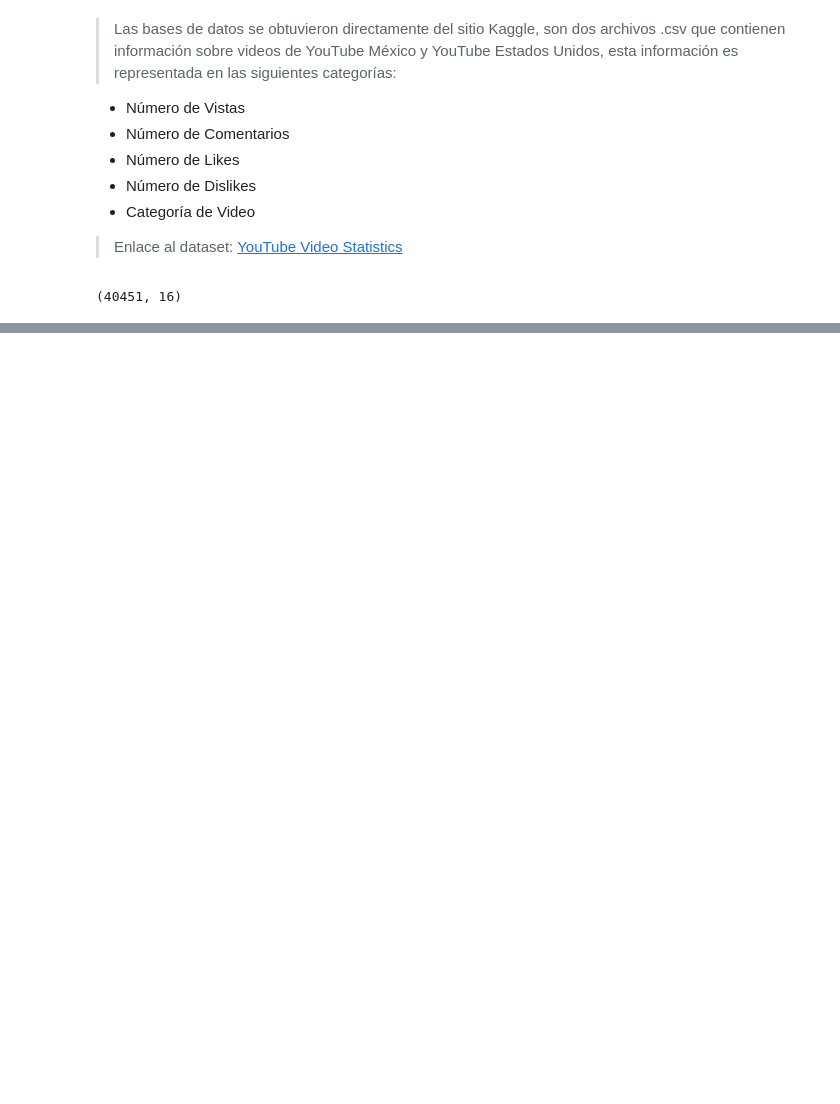
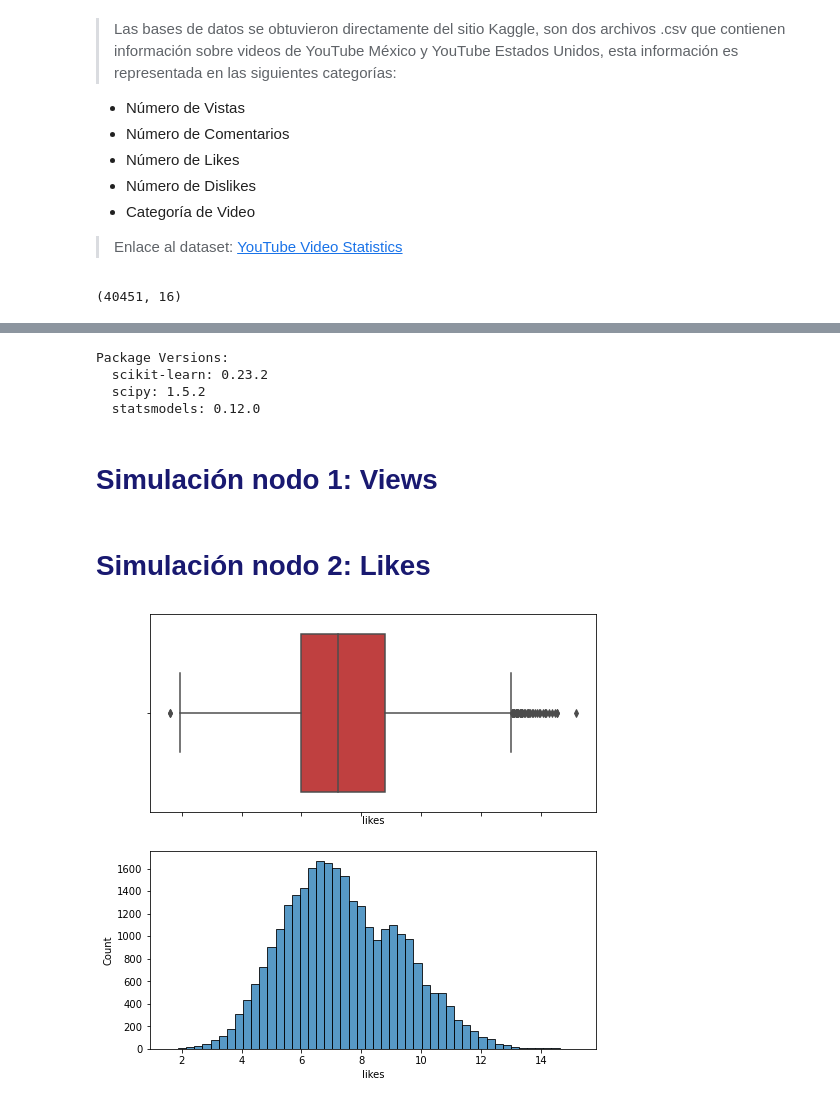
Before and after one commit to AndresHdzJmz/Tests_Proyecto-SPF, a Jupyter notebook: R_Test.ipynb, the cells around one changed output, grey strips where cells are left out. Drawn from its saved outputs; the diff is of its cells as text; code cells hidden in the pictures; blank space fills up the shorter version.

Commit message:
Nodo 2
ipynb de gráficas de las funciones de distribución
csv del nombre de las funciones de distribución
finalización de limpieza de datos
simulaciones de todas las funciones de distribución

```diff
--- a/R_Test.ipynb
+++ b/R_Test.ipynb
@@ -107,0 +154,2 @@ print(df[df["video_id"].duplicated() == True] )
+# %%
+index_names = df[(df['likes'] < 5) | (df['dislikes'] < 5 ) | (df['comment_count'] < 5 )].index
@@ -107,0 +166,3 @@ print(df[df["video_id"].duplicated() == True] )
+# %%
+# ----------------------- Eliminarlos -----------------------
+df.drop(index_names, inplace = True)
@@ -107,0 +174,7 @@ print(df[df["video_id"].duplicated() == True] )
+# %%
+# ----------------------- Aplicar ln a las Columnas -----------------------
+df['views'] = np.log(df['views'])
+df['likes'] = np.log(df['likes'])
+df['dislikes'] = np.log(df['dislikes'])
+df['comment_count'] = np.log(df['comment_count'])
+df.head()
@@ -107,0 +196,57 @@ print(df[df["video_id"].duplicated() == True] )
+# %%
+# ----------------------- Funciones KDE -----------------------
+def kde_scipy(x, x_grid, bandwidth=0.2, **kwargs):
+    """Kernel Density Estimation with Scipy"""
+    # Note that scipy weights its bandwidth by the covariance of the
+    # input data.  To make the results comparable to the other methods,
+    # we divide the bandwidth by the sample standard deviation here.
+    kde = gaussian_kde(x, bw_method=bandwidth / x.std(ddof=1), **kwargs)
+    return kde.evaluate(x_grid)
+
+
+def kde_statsmodels_u(x, x_grid, bandwidth=0.2, **kwargs):
+    """Univariate Kernel Density Estimation with Statsmodels"""
+    kde = KDEUnivariate(x)
+    kde.fit(bw=bandwidth, **kwargs)
+    return kde.evaluate(x_grid)
+
+
+def kde_statsmodels_m(x, x_grid, bandwidth=0.2, **kwargs):
+    """Multivariate Kernel Density Estimation with Statsmodels"""
+    kde = KDEMultivariate(x,
+                          bw='cv_ml',  #bandwidth * np.ones_like(x),
+                          var_type='c', **kwargs)
+    return kde.pdf(x_grid)
+
+
+def kde_sklearn(x, x_grid, bandwidth=0.2, **kwargs):
+    """Kernel Density Estimation with Scikit-learn"""
+    kde_skl = KernelDensity(bandwidth=bandwidth, **kwargs)
+    kde_skl.fit(x[:, np.newaxis])
+    # score_samples() returns the log-likelihood of the samples
+    log_pdf = kde_skl.score_samples(x_grid[:, np.newaxis])
+    return np.exp(log_pdf)
+
+
+kde_funcs = [kde_statsmodels_u, kde_statsmodels_m, kde_scipy, kde_sklearn]
+kde_funcnames = ['Statsmodels-U', 'Statsmodels-M', 'Scipy', 'Scikit-learn']
+
+print( "Package Versions:")
+import sklearn; print( "  scikit-learn:", sklearn.__version__)
+import scipy; print ("  scipy:", scipy.__version__)
+import statsmodels; print( "  statsmodels:", statsmodels.__version__)
+# %% [output]
+Package Versions:
+  scikit-learn: 0.23.2
+  scipy: 1.5.2
+  statsmodels: 0.12.0
+# %% [markdown]
+# <font color='midnightblue'> Simulación nodo 1: Views
+# %% [markdown]
+# <font color='midnightblue'> Simulación nodo 2: Likes
+# %%
+fig,(ax1,ax2) = plt.subplots(2,1,sharex= True,figsize=(8,8))
+sns.histplot(df['likes'], ax=ax2, bins=50)
+sns.boxplot(x=df['likes'], ax=ax1, saturation=.5, color='r');
+# %% [output]
+[figure, added]
```
Also changed, not shown: parts of 26 cells of this notebook, 2 other files.
